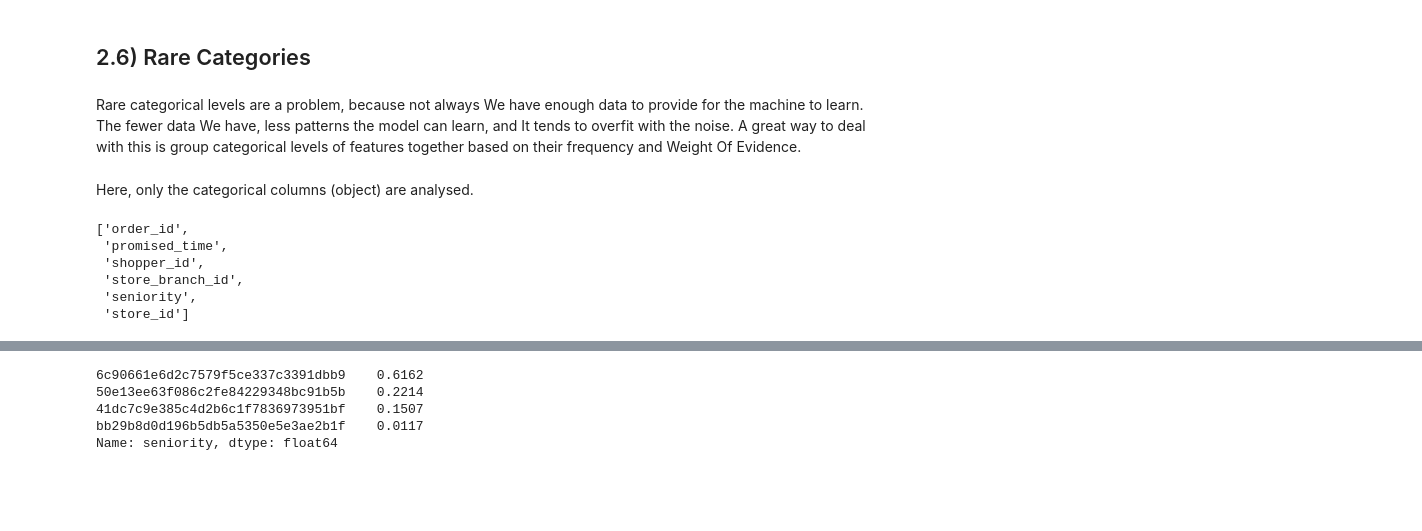
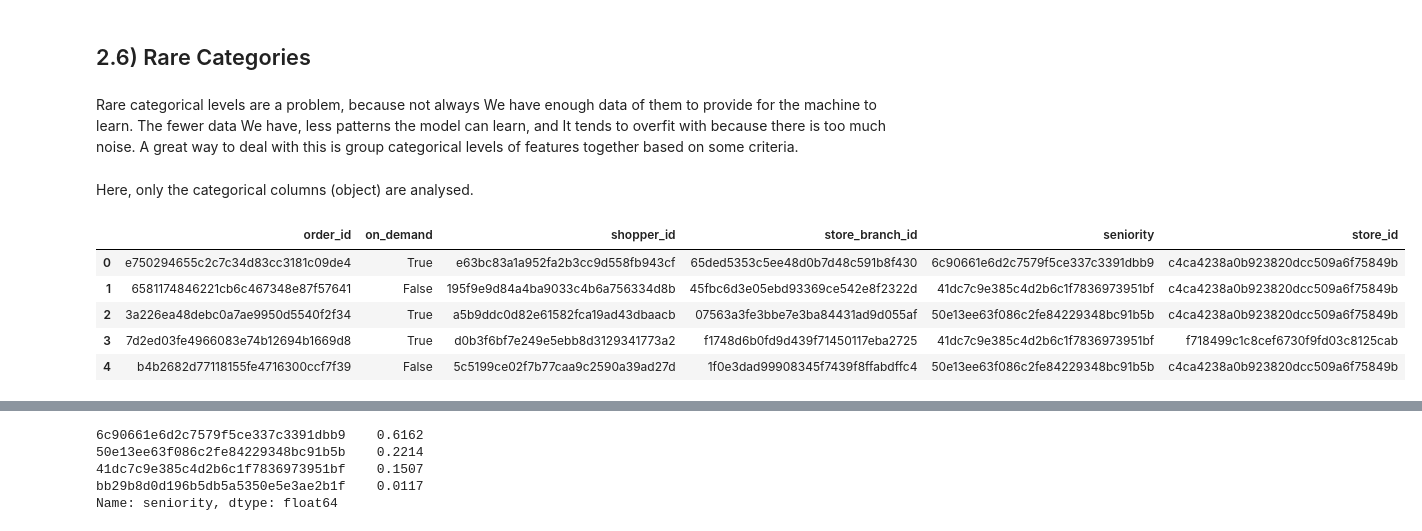
Before and after one commit to brunocvs7/time2delivery, a Jupyter notebook: notebooks/2_data_cleaning.ipynb, the cells around one changed output, grey strips where cells are left out. Saved outputs shown, nothing was run; the diff lists cells and outputs as text; code cells hidden in the pictures; blank space fills up the shorter version.

```diff
--- a/notebooks/2_data_cleaning.ipynb
+++ b/notebooks/2_data_cleaning.ipynb
@@ -173,16 +171,16 @@ As We have not found any constant or quasi-constant, We'll not drop any column b
 # %% [markdown]
 ## 2.6) Rare Categories
 # %% [markdown]
-Rare categorical levels are a problem, because not always We have enough data to provide for the machine to learn. The fewer data We have, less patterns the model can learn, and It tends to overfit with the noise. A great way to deal with this is group categorical levels of features together based on their frequency and Weight Of Evidence.
+Rare categorical levels are a problem, because not always We have enough data of them to provide for the machine to learn. The fewer data We have, less patterns the model can learn, and It tends to overfit with because there is too much noise. A great way to deal with this is group categorical levels of features together based on  some criteria.
 # %% [markdown]
 Here, only the categorical columns (object) are analysed.
-# %%
-column_types['object']
-# %% [output]
-['order_id',
- 'promised_time',
- 'shopper_id',
- 'store_branch_id',
- 'seniority',
- 'store_id']
+# %%
+df_orders.select_dtypes(include='O').head()
+# %% [output]
+|  | order_id | on_demand | shopper_id | store_branch_id | seniority | store_id |
+| 0 | e750294655c2c7c34d83cc3181c09de4 | True | e63bc83a1a952fa2b3cc9d558fb943cf | 65ded5353c5ee48d0b7d48c591b8f430 | 6c90661e6d2c7579f5ce337c3391dbb9 | c4ca4238a0b923820dcc509a6f75849b |
+| 1 | 6581174846221cb6c467348e87f57641 | False | 195f9e9d84a4ba9033c4b6a756334d8b | 45fbc6d3e05ebd93369ce542e8f2322d | 41dc7c9e385c4d2b6c1f7836973951bf | c4ca4238a0b923820dcc509a6f75849b |
+| 2 | 3a226ea48debc0a7ae9950d5540f2f34 | True | a5b9ddc0d82e61582fca19ad43dbaacb | 07563a3fe3bbe7e3ba84431ad9d055af | 50e13ee63f086c2fe84229348bc91b5b | c4ca4238a0b923820dcc509a6f75849b |
+| 3 | 7d2ed03fe4966083e74b12694b1669d8 | True | d0b3f6bf7e249e5ebb8d3129341773a2 | f1748d6b0fd9d439f71450117eba2725 | 41dc7c9e385c4d2b6c1f7836973951bf | f718499c1c8cef6730f9fd03c8125cab |
+| 4 | b4b2682d77118155fe4716300ccf7f39 | False | 5c5199ce02f7b77caa9c2590a39ad27d | 1f0e3dad99908345f7439f8ffabdffc4 | 50e13ee63f086c2fe84229348bc91b5b | c4ca4238a0b923820dcc509a6f75849b |
 # %%
```
Also changed, not shown: parts of 18 cells of this notebook, 1 other file.
